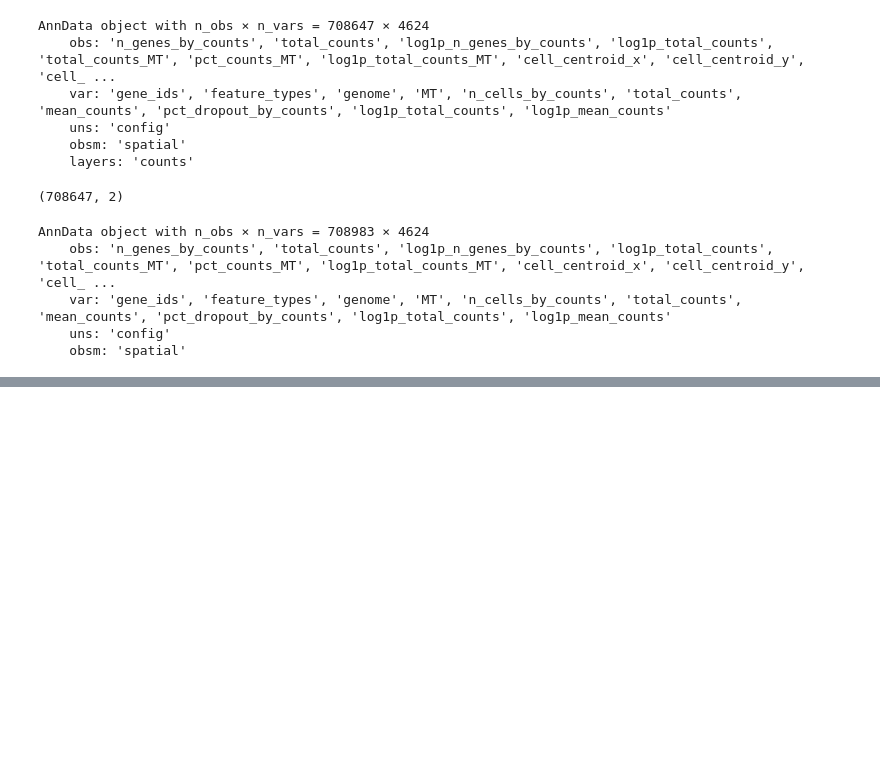
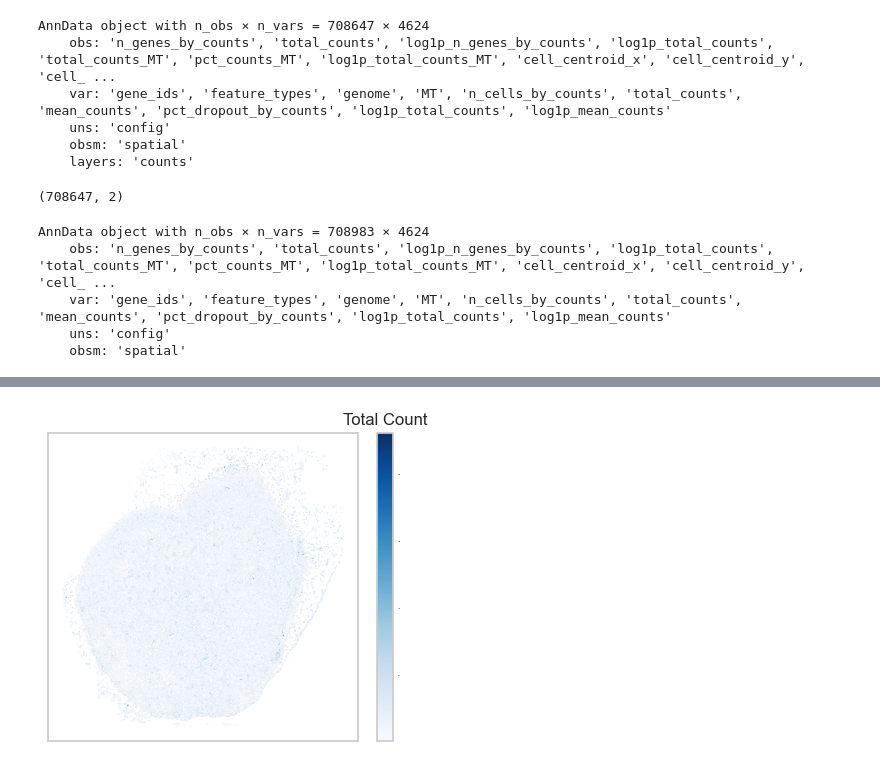
Before and after one commit to gkanfer/SpatialOmicsToolkit, a Jupyter notebook: Untitled.ipynb, the cells around one changed output, grey strips where cells are left out. Saved outputs shown, nothing was run; the diff lists cells and outputs as text; code cells hidden in the pictures; blank space fills up the shorter version.

```diff
--- a/Untitled.ipynb
+++ b/Untitled.ipynb
@@ -156,0 +281,48 @@ AnnData object with n_obs × n_vars = 708647 × 4624
+# %%
+def spatial_data_gen(andata):
+    return pd.DataFrame({'total_counts':andata.obs['total_counts'],'x':andata.obsm['spatial'][:,0],'y':andata.obsm['spatial'][:,1]})
+# %%
+df = spatial_data_gen(andata)
+# %%
+custom_params = {
+    "xtick.labelsize": 0,      # Remove x-axis tick labels
+    "ytick.labelsize": 0,      # Remove y-axis tick labels
+    "axes.labelsize": 0,       # Remove axis labels
+    "xtick.major.size": 0,     # Remove x-axis major ticks
+    "xtick.minor.size": 0,     # Remove x-axis minor ticks
+    "ytick.major.size": 0,     # Remove y-axis major ticks
+    "ytick.minor.size": 0      # Remove y-axis minor ticks
+}
+
+# Set the theme with custom parameters
+sns.set_theme(style="whitegrid", palette="pastel", rc=custom_params)
+
+fig, ax = plt.subplots(figsize=(5, 4))
+scatter = sns.scatterplot(s=1, ax=ax, x='x', y='y', hue='total_counts', data=df, palette='Blues', legend=False)
+
+# Normalize the color scale
+norm = plt.Normalize(df['total_counts'].min(), df['total_counts'].max())
+sm = plt.cm.ScalarMappable(cmap="Blues", norm=norm)
+sm.set_array([])
+
+cbar = fig.colorbar(sm, ax=ax)
+cbar.ax.set_title('Total Count', fontsize=12)
+
+# Automatically set tick locations and labels
+locator = MaxNLocator(nbins=5)  # Adjust the number of bins/ticks as desired
+cbar.locator = locator
+cbar.update_ticks()
+
+# Optionally, explicitly set the tick labels (to ensure they are shown)
+cbar.ax.yaxis.set_major_locator(locator)
+cbar.ax.yaxis.set_major_formatter(plt.FuncFormatter(lambda val, _: f'{int(val)}'))
+
+# Remove ticks and labels
+ax.set_xticks([])
+ax.set_yticks([])
+ax.set_xlabel('')
+ax.set_ylabel('')
+
+plt.show()
+# %% [output]
+[figure, added]
```
Also changed, not shown: parts of 23 cells of this notebook, 1 other file.
